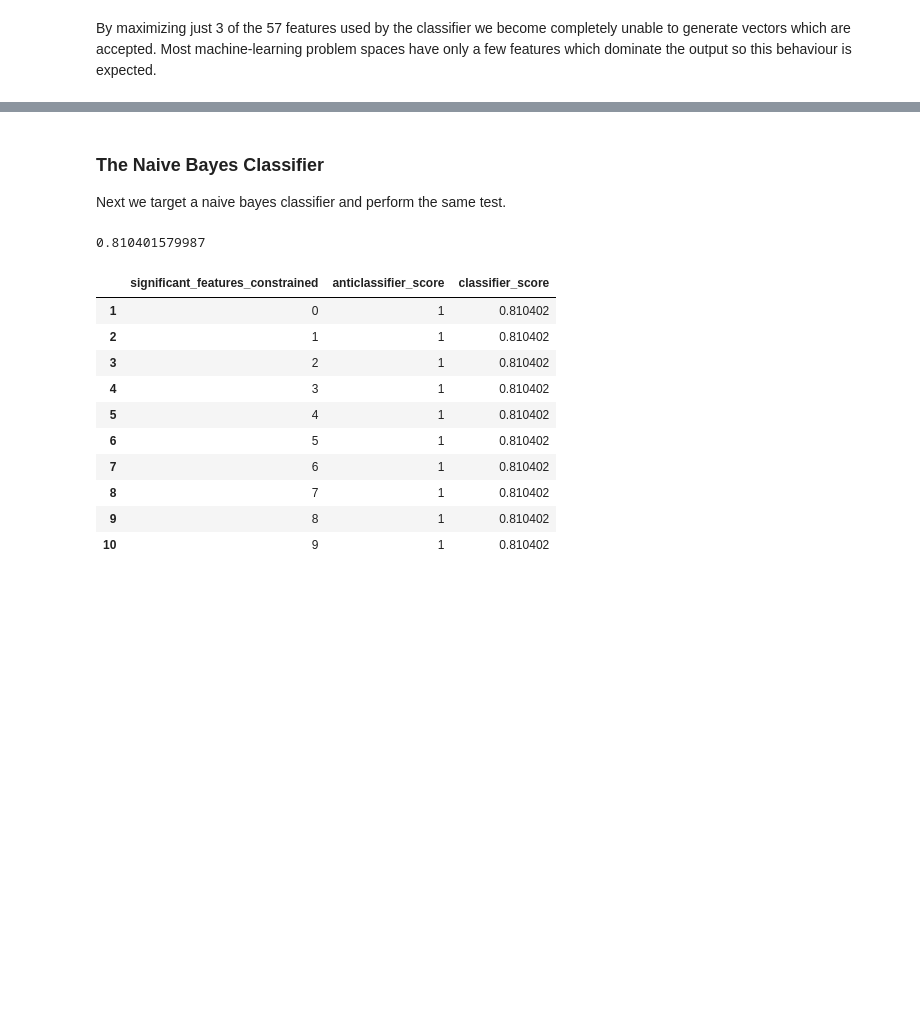
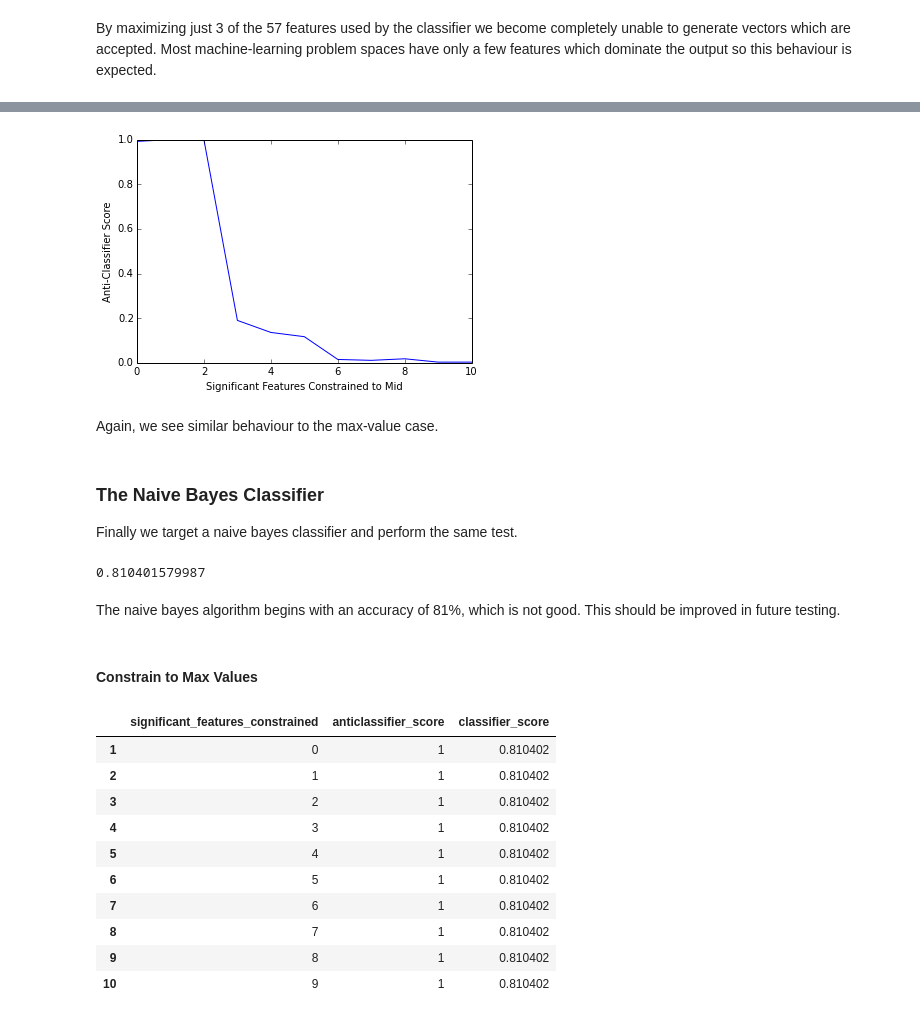
Before and after one commit to mfournierca/beating-classifiers, a Jupyter notebook: beating-classifiers.ipynb, the cells around one changed output, grey strips where cells are left out. Saved outputs shown, nothing was run; the diff lists cells and outputs as text; code cells hidden in the pictures; blank space fills up the shorter version.

```diff
--- a/beating-classifiers.ipynb
+++ b/beating-classifiers.ipynb
@@ -300,0 +383,3 @@ By maximizing just 3 of the 57 features used by the classifier we become complet
+# %%
+svm_perf_mid = evaluate.evaluate(svm, constrain="mid")
+svm_perf_mid.head(10)
@@ -301,13 +398,26 @@ By maximizing just 3 of the 57 features used by the classifier we become complet
+# %%
+plt.plot(svm_perf_mid["significant_features_constrained"], svm_perf_mid["anticlassifier_score"])
+plt.xlabel("Significant Features Constrained to Mid")
+plt.ylabel("Anti-Classifier Score")
+plt.show()
+# %% [output]
+[figure, added]
+# %% [markdown]
+Again, we see similar behaviour to the max-value case.
 # %% [markdown]
 ### The Naive Bayes Classifier
 
-Next we target a naive bayes classifier and perform the same test.
+Finally we target a naive bayes classifier and perform the same test.
 # %%
 bayes = classifier.naive_bayes()
 bayes.fit(xtrain, ytrain)
 print(bayes.score(xtest, ytest))
 # %% [output]
 0.810401579987
+# %% [markdown]
+The naive bayes algorithm begins with an accuracy of 81%, which is not good. This should be improved in future testing.
+# %% [markdown]
+#### Constrain to Max Values
 # %%
 bayes_perf = evaluate.evaluate(bayes, constrain="max")
 bayes_perf.head(10)
```
Also changed, not shown: parts of 29 cells of this notebook.
